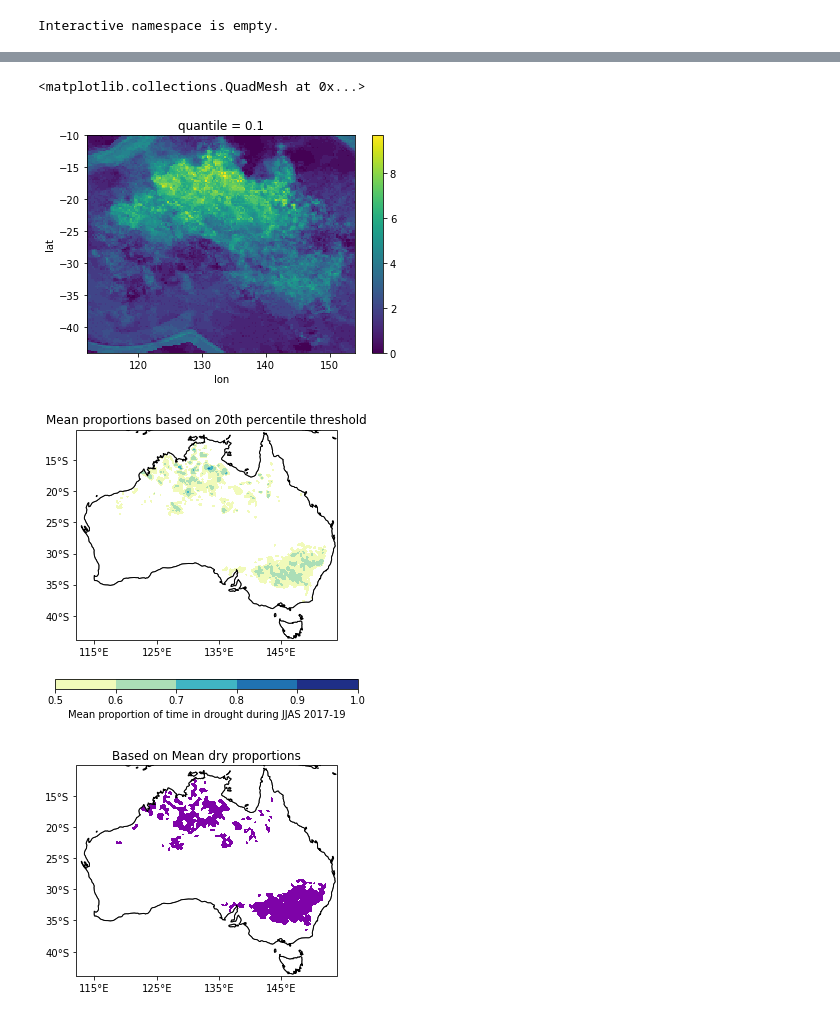
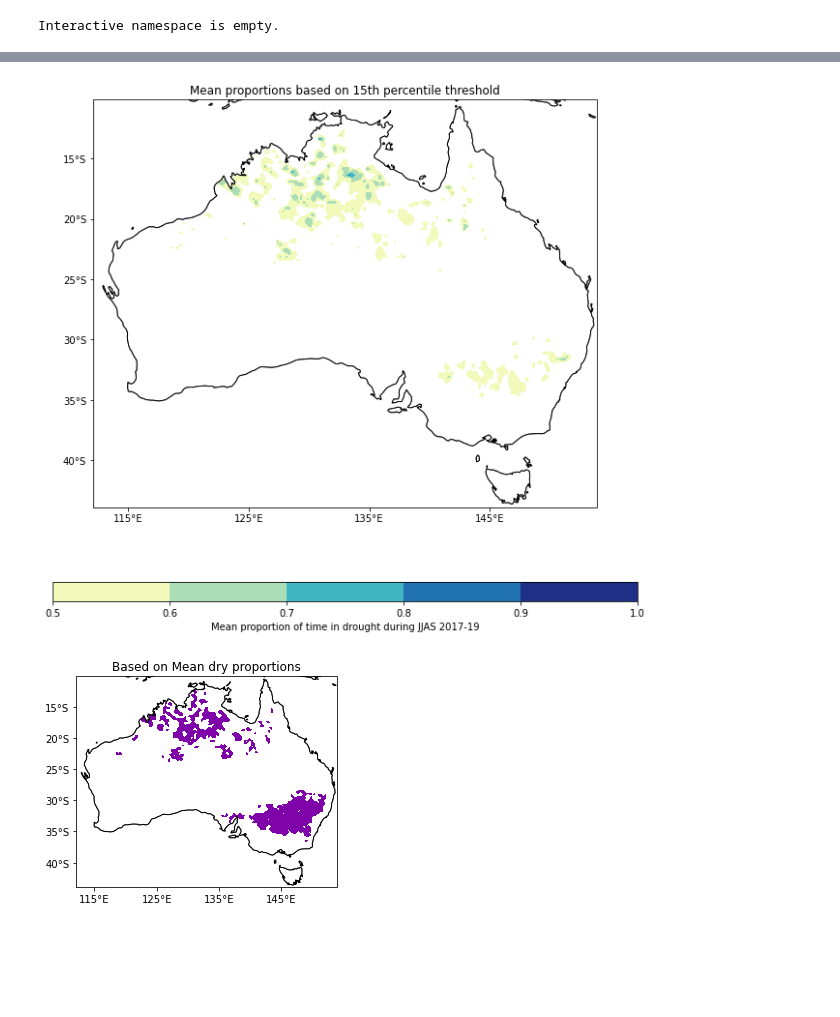
Before and after one commit to anjanadevanand/drought_2017to2019, a Jupyter notebook: identify_drought_foucs_area.ipynb, the cells around one changed output, grey strips where cells are left out. Drawn from its saved outputs; the diff is of its cells as text; code cells hidden in the pictures; blank space fills up the shorter version.

```diff
--- a/identify_drought_foucs_area.ipynb
+++ b/identify_drought_foucs_area.ipynb
@@ -796,0 +692,15 @@ def draw_spatial_plot(ds, cmap, levels, main_title, out_dir, out_figname, add_cb
+# %%
+import matplotlib.pyplot as plt
+
+TINY_SIZE = 14
+SMALL_SIZE = 18
+MEDIUM_SIZE = 22
+BIGGER_SIZE = 22
+
+plt.rc('font', size=TINY_SIZE)          # controls default text sizes
+plt.rc('axes', titlesize=SMALL_SIZE)     # fontsize of the axes title
+plt.rc('axes', labelsize=MEDIUM_SIZE)    # fontsize of the x and y labels
+plt.rc('xtick', labelsize=SMALL_SIZE)    # fontsize of the tick labels
+plt.rc('ytick', labelsize=SMALL_SIZE)    # fontsize of the tick labels
+plt.rc('legend', fontsize=TINY_SIZE)    # legend fontsize
+plt.rc('figure', titlesize=BIGGER_SIZE)  # fontsize of the figure title
@@ -832,6 +878,8 @@ alldata_dict
 # %%
-data_dir_P = '/g/data/w97/ad9701/drought_2017to2020/precip_data/drght_20th_perc_baseline_198101_202005/'
-data_dir_PminusPET = '/g/data/w97/ad9701/drought_2017to2020/PminusPET/drght_20th_perc_baseline_198101_202005/'
+perc = 15
+
+data_dir_P = '/g/data/w97/ad9701/drought_2017to2020/precip_data/drght_' + str(perc) + 'th_perc_baseline_198101_202005/'
+data_dir_PminusPET = '/g/data/w97/ad9701/drought_2017to2020/PminusPET/drght_' + str(perc) + 'th_perc_baseline_198101_202005/'
 
 time_slice = slice('2017-01-01', '2019-12-31')
 mon_sel = [6, 7, 8, 9]
@@ -845,7 +893,7 @@ data_list = []
 data_list_byyear = []
 data_names_lower = [d.lower() for d in data_names]
 for d in data_names_lower:
-    fname = alldata_dict[d]['mon_file'].split('.')[0] + '_lt_20th_perc.nc'
+    fname = alldata_dict[d]['mon_file'].split('.')[0] + '_lt_' + str(perc) + 'th_perc.nc'
 
     data_type = (data_dir[d.upper()].split('/')[-3]).split('_')[0]
     if data_type == 'precip':
@@ -858,3 +906,12 @@ for d in data_names_lower:
     da_temp = ds[vname].sel(time = time_slice)
     data_list.append(da_temp.sel(time=da_temp.time.dt.month.isin(mon_sel)).count('time'))
     data_list_byyear.append(da_temp.sel(time=da_temp.time.dt.month.isin(mon_sel)).groupby('time.year').count('time'))
+
+data_list_regrid = regrid_all_from_list(data_list)
+data_list_byyear_regrid = regrid_all_from_list(data_list_byyear)
+
+da_prop = xr.concat(data_list_regrid, dim = "data").assign_coords({'data': data_names})
+da_prop_byyear = xr.concat(data_list_byyear_regrid, dim = "data").assign_coords({'data': data_names})
+
+da_prop_mean = da_prop[0:3, :, :].mean('data')
+da_prop_byyear_mean = da_prop_byyear[0:3, :, :, :].mean('data')
@@ -913,20 +918,15 @@ da_prop_byyear_mean.plot(col='year')
-# %%
-da_prop_mean.plot()
-# %% [output]
-<matplotlib.collections.QuadMesh at 0x...>
-[figure, removed]
 # %%
 out_dir = 'figures/drought_2017to2020/drought_focusReg/'
 levels = np.linspace(0.5, 1, 6)
-main_title = 'Mean proportions based on 20th percentile threshold'
-out_figname = 'mean_20th_perc_precip_prop_dry_JJAS_2017to19_gt_pt5_test.png'
+main_title = 'Mean proportions based on ' + str(perc) + 'th percentile threshold'
+out_figname = 'mean_' + str(perc) + 'th_perc_precip_prop_dry_JJAS_2017to19_gt_pt5_test.png'
 cbar_label = 'Mean proportion of time in drought during JJAS 2017-19'
 
 total_months = 4*3
 draw_spatial_plot(ds = da_prop_mean/total_months, cmap = 'YlGnBu', levels = levels, main_title = main_title,
                   out_dir = out_dir, out_figname = out_figname, add_cbar = True, cbar_label = cbar_label)
 # %% [output]
-[figure, old version]
+[figure, new version]
 # %%
 out_dir = 'figures/drought_2017to2020/drought_focusReg/'
 levels = [0, 1, 2]
```
Also changed, not shown: parts of 88 cells of this notebook, 6 other files.
